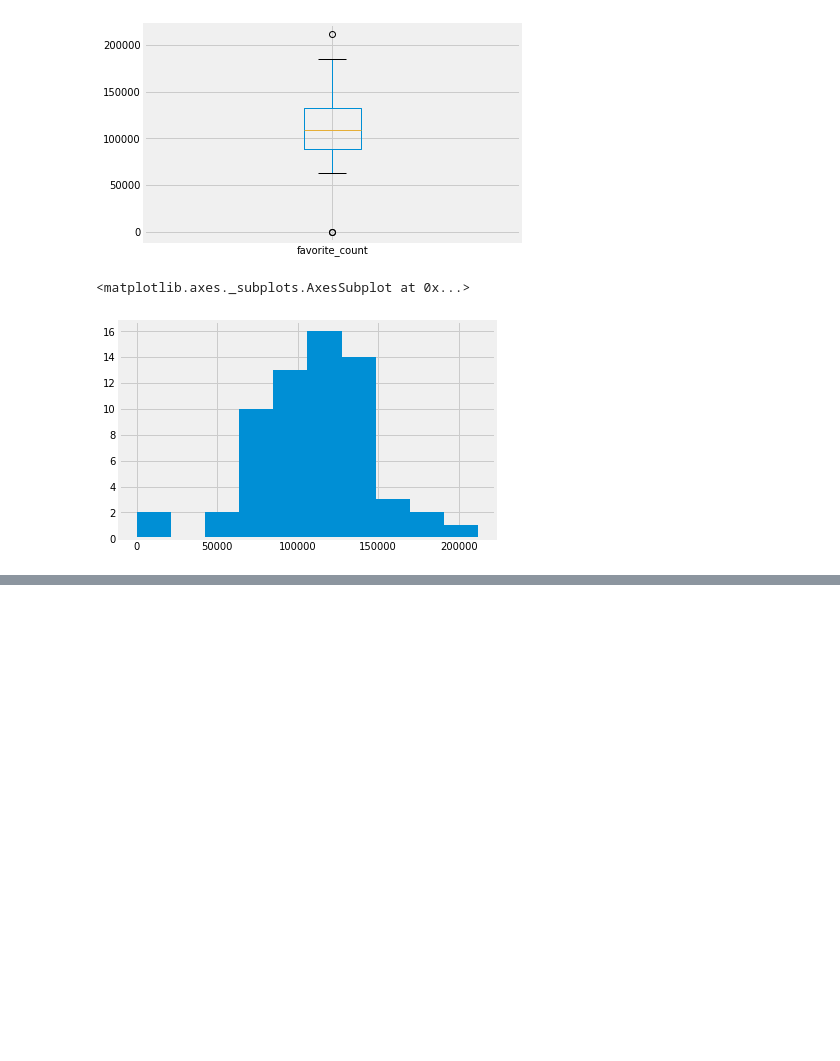
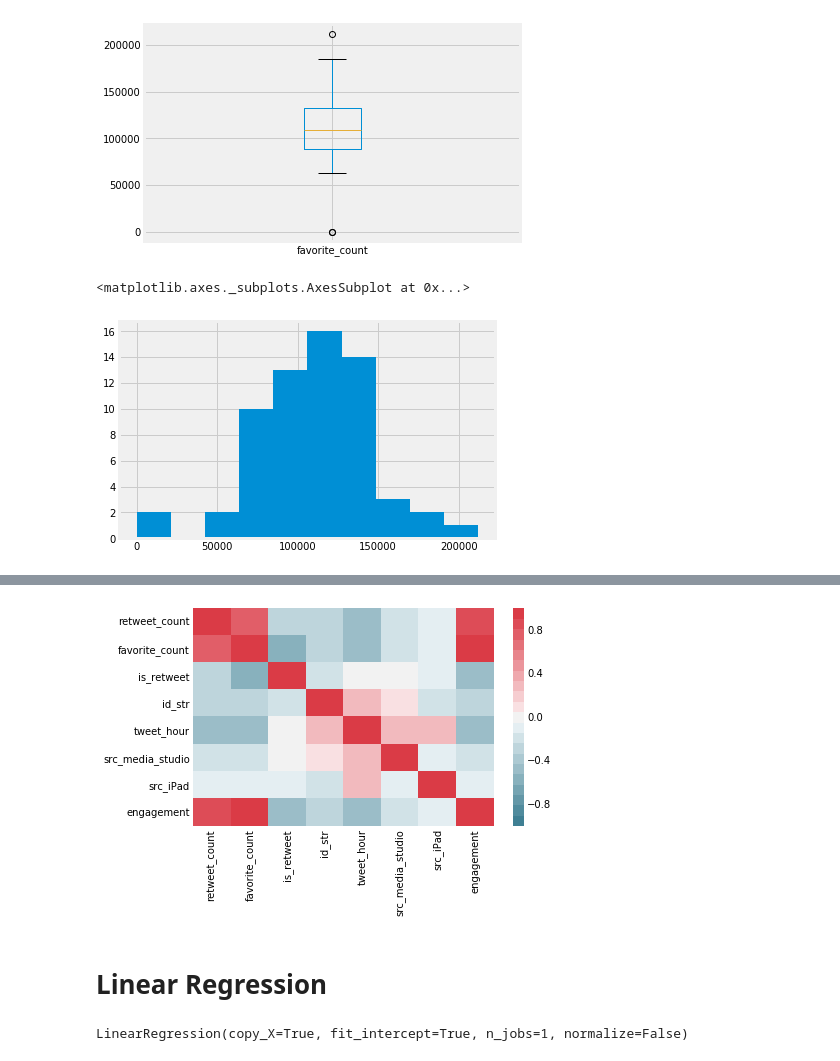
Before and after one commit to naidaire/Final_Project, a Jupyter notebook: TrumpTweet_Scratch.ipynb, the cells around one changed output, grey strips where cells are left out. Cells and saved outputs as stored; diff of their text form; code cells hidden in the pictures; blank space fills up the shorter version.

```diff
--- a/TrumpTweet_Scratch.ipynb
+++ b/TrumpTweet_Scratch.ipynb
@@ -75,0 +100,12 @@ trumptweets
+# %%
+#Insert Correlation Matrix with HeatMap
+
+sns.heatmap(trumptweets_dummysource.corr(),
+            vmin=-1,
+            vmax = 1,
+            cmap = sns.diverging_palette(220, 10, n=21),
+            );
+# %% [output]
+[figure, added]
+# %% [markdown]
+# Linear Regression
@@ -75,0 +124,5 @@ trumptweets
+# %%
+lr = LinearRegression()
+lr.fit(X, y)
+# %% [output]
+LinearRegression(copy_X=True, fit_intercept=True, n_jobs=1, normalize=False)
```
Also changed, not shown: parts of 21 cells of this notebook.
